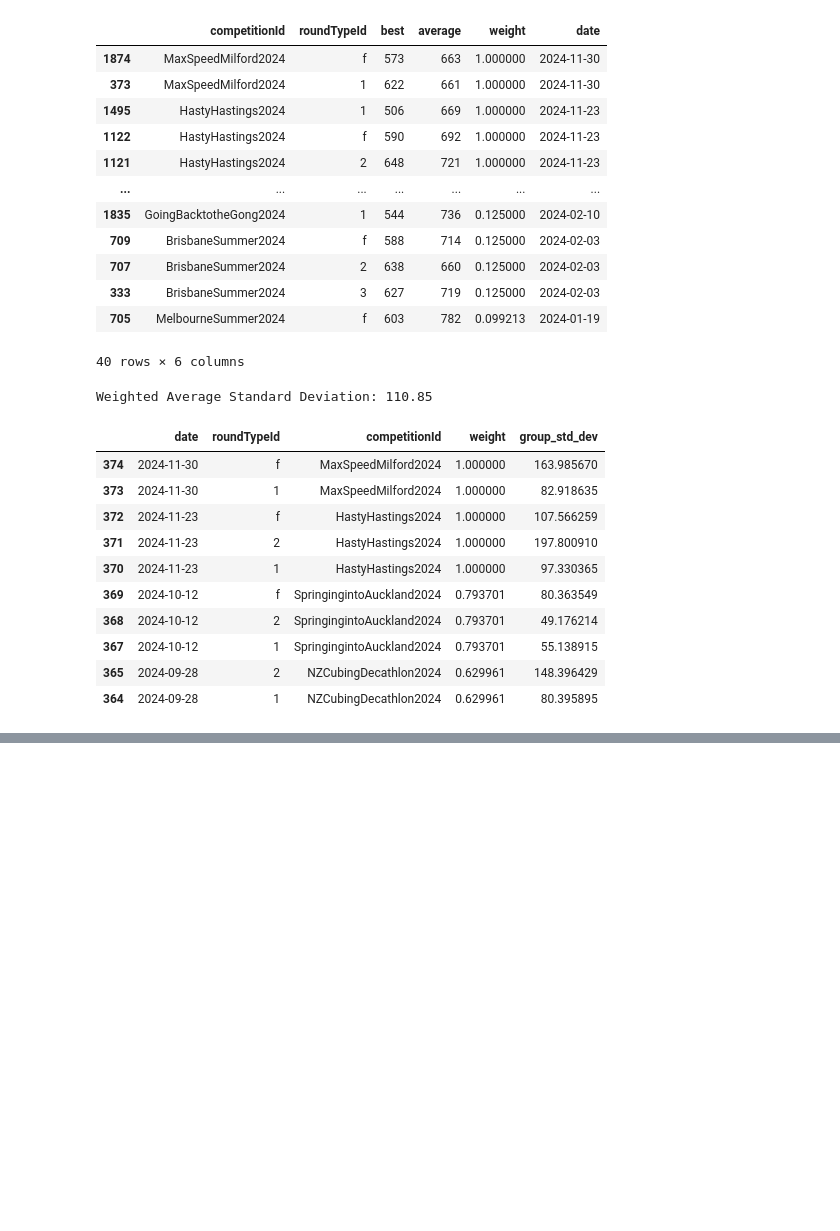
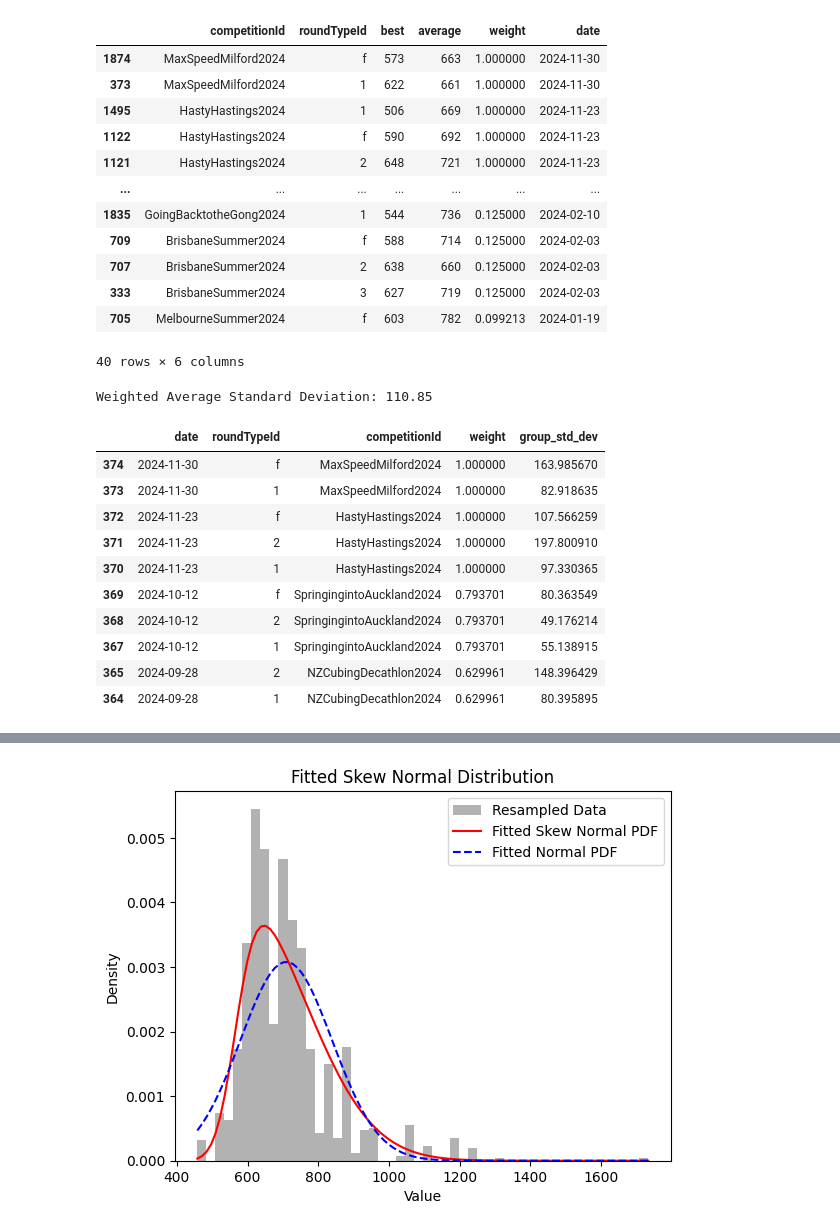
Before and after one commit to itsjimzhu/bld-tools, a Jupyter notebook: estimation/db.ipynb, the cells around one changed output, grey strips where cells are left out. Drawn from its saved outputs; the diff is of its cells as text; code cells hidden in the pictures; blank space fills up the shorter version.

```diff
--- a/estimation/db.ipynb
+++ b/estimation/db.ipynb
@@ -384,6 +393,0 @@ Name: count, dtype: int64
-# %%
-group = {}
-for person, params in dists.items():
-    group[person] = ao5(np.random.normal(*params, 5))
-
-group, min(group, key=group.get)
@@ -403,0 +396,93 @@ group, min(group, key=group.get)
+# %%
+from scipy.stats import skewnorm, norm
+def calculate_mle(data, dist, params):
+    return np.sum(dist.logpdf(data, *params))
+# %%
+person_id = '2018MURR03'
+event = '333'
+halflife = 3
+
+person_results = results[results["personId"] == person_id]
+person_results = person_results.merge(
+    competitions[['id', 'name', 'year', 'month', 'day']], how='left',
+    left_on='competitionId', right_on='id')
+
+display(person_results.head())
+
+event_results = person_results[person_results['eventId'] == event][[
+    'competitionId',
+    'roundTypeId',
+    'best', 'average', 'personName', 'personId', 'value1', 'value2', 'value3', 'value4',
+    'value5', 'year', 'month', 'day'
+]].assign(date=lambda x: pd.to_datetime(x[['year', 'month', 'day']]).dt.date).drop(
+    columns=['year', 'month', 'day'])
+
+value_columns = [col for col in event_results.columns if col.startswith("value")]
+id_vars = [col for col in event_results.columns if col not in value_columns]
+
+event_results = pd.melt(
+    event_results,
+    id_vars=id_vars,
+    value_vars=value_columns,
+    var_name="solve_number",
+    value_name="result"
+)
+
+event_results['date'] = pd.to_datetime(event_results['date'])
+greatest_date = event_results['date'].max()
+
+event_results['time_difference'] = (greatest_date.year - event_results[
+    'date'].dt.year) * 12 + (greatest_date.month - event_results['date'].dt.month)
+
+dnf_rate = event_results[(event_results.time_difference <= 12) & (event_results.roundTypeId == 'f')]
+dnf_rate = dnf_rate[dnf_rate.result == -1].shape[0] / dnf_rate.shape[0]
+
+event_results = event_results[event_results.result != -1]
+
+event_results['weight'] = 2 ** (-event_results['time_difference'] / halflife)
+
+event_results.sort_values(['date'], ascending=False).head(25)
+
+data = event_results['result']
+weights = event_results['weight']
+
+# Resample the data based on weights
+resampled_data = np.random.choice(data, size=1000, p=weights / weights.sum())
+
+# Fit a Skew Normal distribution
+skew_params = skewnorm.fit(resampled_data)
+
+# Fit a Normal distribution
+normal_params = norm.fit(resampled_data)
+
+# Calculate MLE for both distributions
+mle_skew = calculate_mle(resampled_data, skewnorm, skew_params)
+mle_normal = calculate_mle(resampled_data, norm, normal_params)
+
+
+shape, loc, scale = skew_params
+delta = shape / np.sqrt(1 + shape**2)
+skew_mean = loc + scale * delta * np.sqrt(2 / np.pi)
+
+
+# Compare MLE values
+print("Fitted Skew Normal Parameters (shape, loc, scale):", skew_params)
+print("Fitted Normal Parameters (mean, std):", normal_params)
+print(f"Skew Normal Mean: {skew_mean:.2f}")
+print(f"Skew Normal Log-Likelihood: {mle_skew:.2f}")
+print(f"Normal Log-Likelihood: {mle_normal:.2f}")
+
+# Step 3: Visualize the fit
+x = np.linspace(resampled_data.min(), resampled_data.max(), 100)
+pdf = skewnorm.pdf(x, *skew_params)
+norm_pdf = norm.pdf(x, *normal_params)
+
+plt.hist(resampled_data, bins=50, density=True, alpha=0.6, color='gray', label='Resampled Data')
+plt.plot(x, pdf, 'r-', label='Fitted Skew Normal PDF')
+plt.plot(x, norm_pdf, 'b--', label='Fitted Normal PDF')
+plt.title("Fitted Skew Normal Distribution")
+plt.xlabel("Value")
+plt.ylabel("Density")
+plt.legend()
+plt.show()
+# %% [output]
@@ -403,0 +500 @@ group, min(group, key=group.get)
+[figure, added]
```
Also changed, not shown: parts of 10 cells of this notebook.
